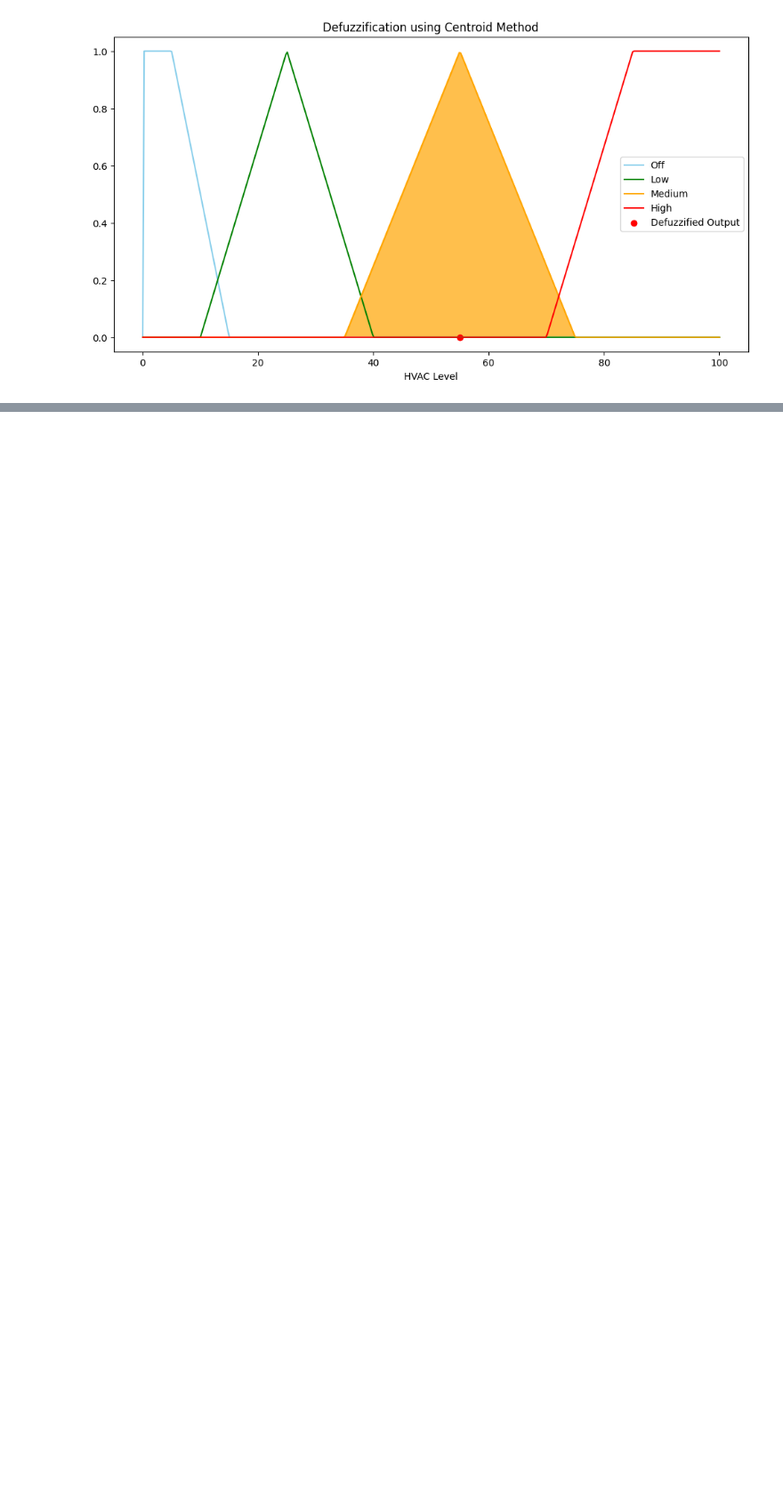
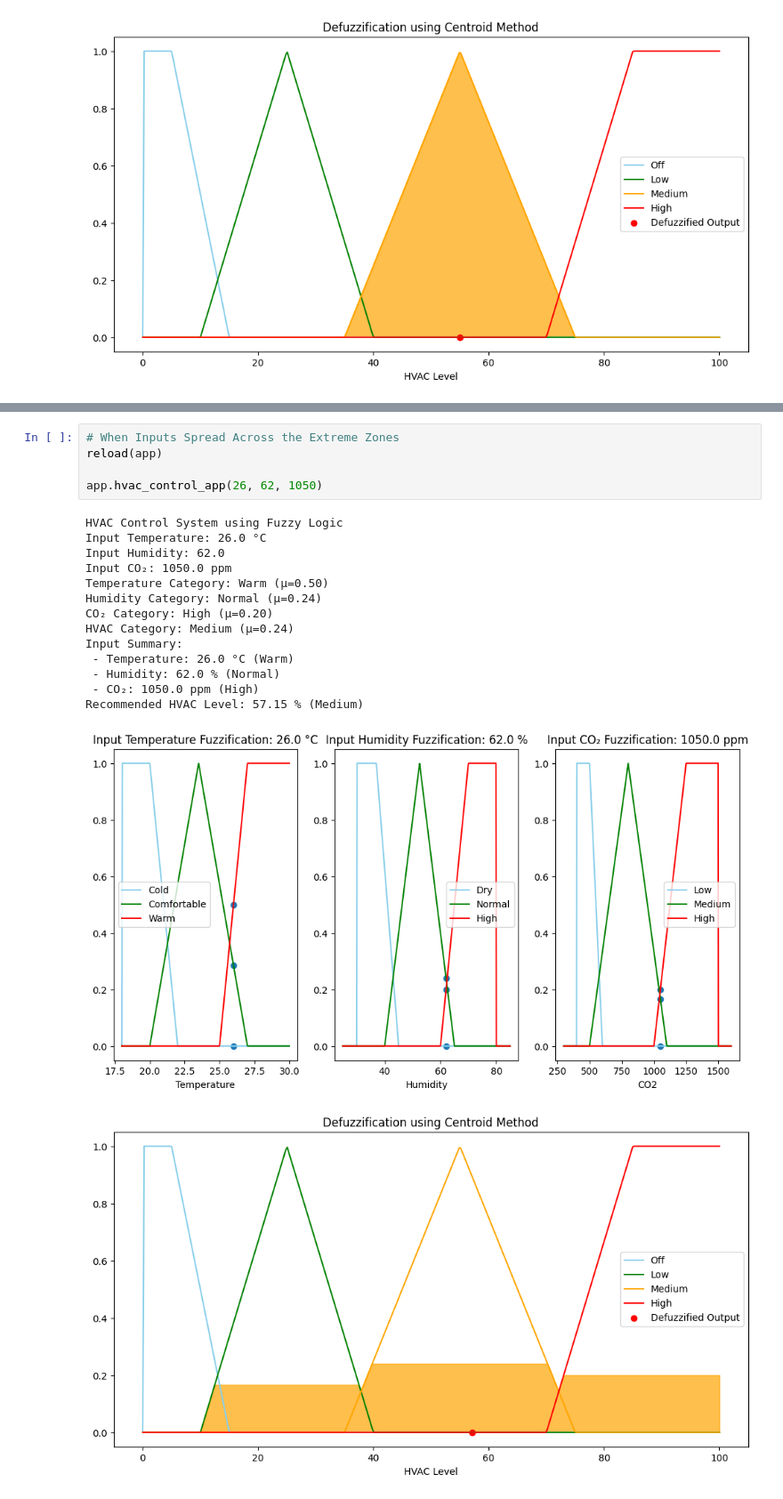
Before and after one commit to everhettoo/fl-hvac-control, a Jupyter notebook: notebooks/6_hvac_verification.ipynb, the cells around one changed output, grey strips where cells are left out. Shown at 89% size. Saved outputs shown, nothing was run; the diff lists cells and outputs as text; blank space fills up the shorter version.

```diff
--- a/notebooks/6_hvac_verification.ipynb
+++ b/notebooks/6_hvac_verification.ipynb
@@ -159,0 +210,21 @@ Recommended HVAC Level: 72.65 % (High)
+# %%
+# When Inputs Spread Across the Extreme Zones
+reload(app)
+
+app.hvac_control_app(26, 62, 1050)
+# %% [output]
+HVAC Control System using Fuzzy Logic
+Input Temperature: 26.0 °C
+Input Humidity: 62.0
+Input CO₂: 1050.0 ppm
+Temperature Category: Warm (μ=0.50)
+Humidity Category: Normal (μ=0.24)
+CO₂ Category: High (μ=0.20)
+HVAC Category: Medium (μ=0.24)
+Input Summary:
+ - Temperature: 26.0 °C (Warm)
+ - Humidity: 62.0 % (Normal)
+ - CO₂: 1050.0 ppm (High)
+Recommended HVAC Level: 57.15 % (Medium)
+[figure, added]
+[figure, added]
```
Also changed, not shown: parts of 9 cells of this notebook, 9 other files.
